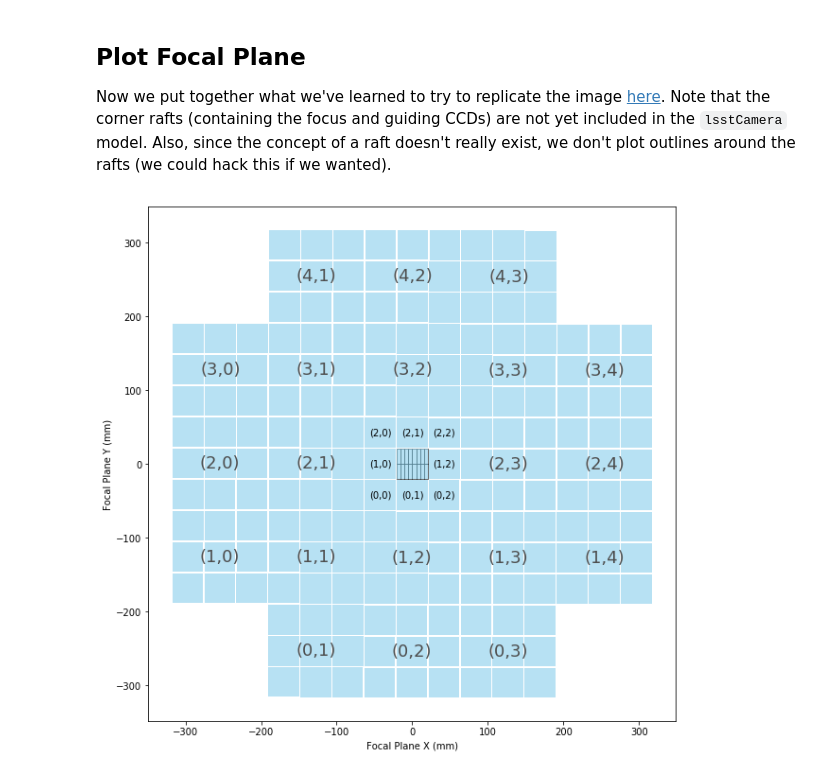
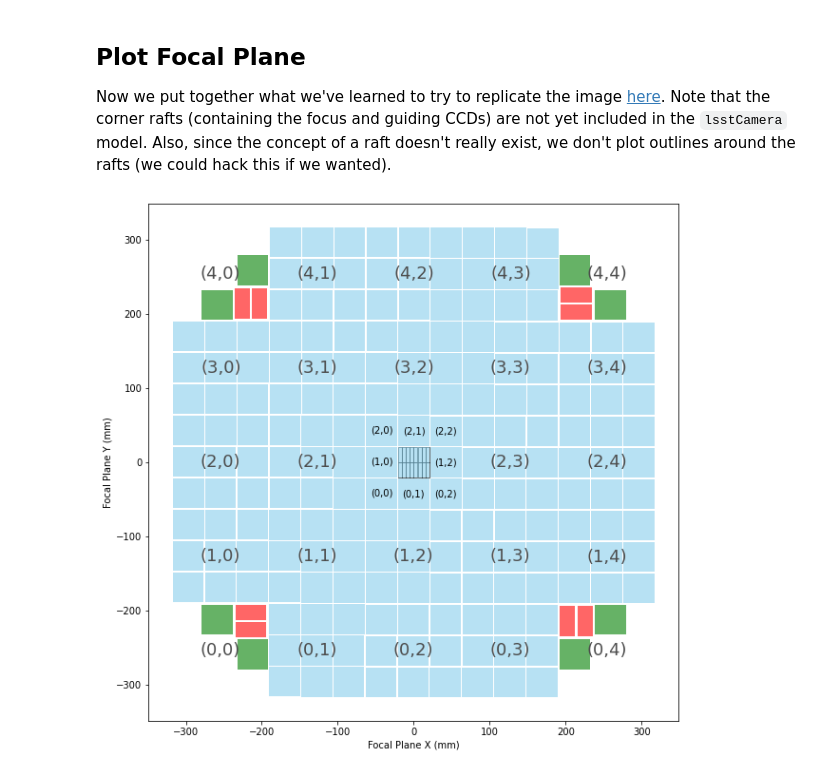
Before and after one commit to LSSTScienceCollaborations/StackClub, a Jupyter notebook: Visualization/LsstCameraGeometry.ipynb, the cells around one changed output. Cells and saved outputs as stored; diff of their text form; code cells hidden in the pictures.

```diff
--- a/Visualization/LsstCameraGeometry.ipynb
+++ b/Visualization/LsstCameraGeometry.ipynb
@@ -104,7 +104,7 @@ transform = LsstCameraTransforms(camera)
 det = transform.getDetector('R22_S11')
 
 # Get the amps for this detector
-amps = det.getAmpInfoCatalog()
+amps = det.getAmplifiers()
 
 fig,ax = plt.subplots(1,figsize=(10,10))
 patches,colors = [],[]
@@ -261,7 +261,7 @@ def plotFancyFocalPlane(camera, figsize=(10., 10.), showFig=True, savePath=None)
         for corner in corners:
             xvals.append(corner[0])
             yvals.append(corner[1])
-        colors.append(colorMap[det.getType()])
+        colors.append(colorMap[int(det.getType())])
         patches.append(Polygon(corners, True))
         center = det.getOrientation().getFpPosition()
         name = det.getName()
@@ -275,35 +275,44 @@ def plotFancyFocalPlane(camera, figsize=(10., 10.), showFig=True, savePath=None)
                         ha='center', va='center', size=10)
             else:
                 # Draw the amps for the central CCD
                 amp_patches = []
-                for amp in det.getAmpInfoCatalog():
+                for amp in det.getAmplifiers():
                     points = [transform.ccdPixelToFocalMm(c.getX(), c.getY(), det.getName()) for c in amp.getBBox().getCorners()]
                     corners = [(p.getX(),p.getY()) for p in points]
                     amp_patches.append(Polygon(corners, True))
                 # Add the amp patch collection
                 patchCollection = PatchCollection(amp_patches, alpha=0.6, facecolor='none',edgecolor='k')
                 ax.add_collection(patchCollection)
         elif name.endswith('S11'):
-             text = '(%s,%s)'%tuple(name.split('_')[0].strip('R'))
-             ax.text(center.getX(), center.getY(), text, color='0.3',
-                     ha='center', va='center',size=18)
+            text = '(%s,%s)'%tuple(name.split('_')[0].strip('R'))
+            ax.text(center.getX(), center.getY(), text, color='0.3',
+                    ha='center', va='center',size=18)
+    for raft in ('R00', 'R40', 'R44', 'R04'):
+        # These rafts don't have an S11 sensor, so need to figure out the raft center from the other rafts around them
+        _, y, x = list(raft)
+        column = camera[f'R1{x}_S11'].getOrientation().getFpPosition()  # Just needs to be in the column, could have used R2{x}
+        row = camera[f'R{y}1_S11'].getOrientation().getFpPosition()  # Same for rows
+        text = f'({y},{x})'
+        ax.text(column.getX(), row.getY(), text, color='0.3',
+                ha='center', va='center',size=18)
+
 
     patchCollection = PatchCollection(patches, alpha=0.6, facecolor=colors)
     ax.add_collection(patchCollection)
 
     ax.set_xlim(min(xvals) - abs(0.1*min(xvals)),
                 max(xvals) + abs(0.1*max(xvals)))
     ax.set_ylim(min(yvals) - abs(0.1*min(yvals)),
                 max(yvals) + abs(0.1*max(yvals)))
 
     ax.set_xlabel('Focal Plane X (mm)')
     ax.set_ylabel('Focal Plane Y (mm)')
     if savePath is not None:
         plt.savefig(savePath)
     if showFig:
         plt.show()
 
 # Plot the focal plane
 plotFancyFocalPlane(camera)
 # %% [output]
-[figure, old version]
+[figure, new version]
```
Also changed, not shown: parts of 8 cells of this notebook.
